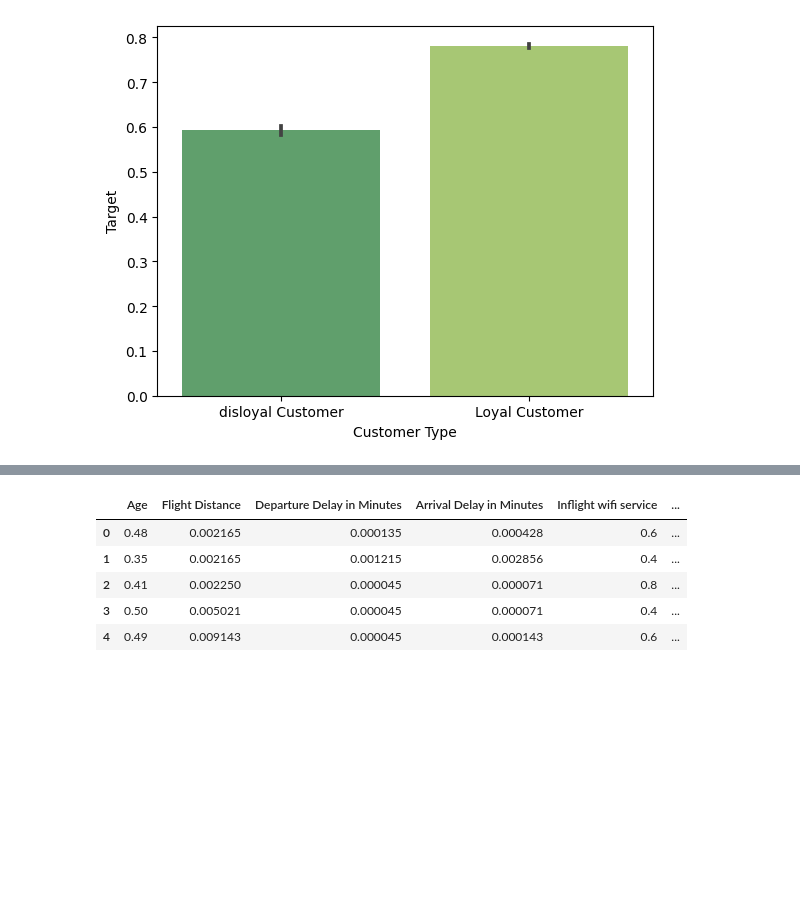
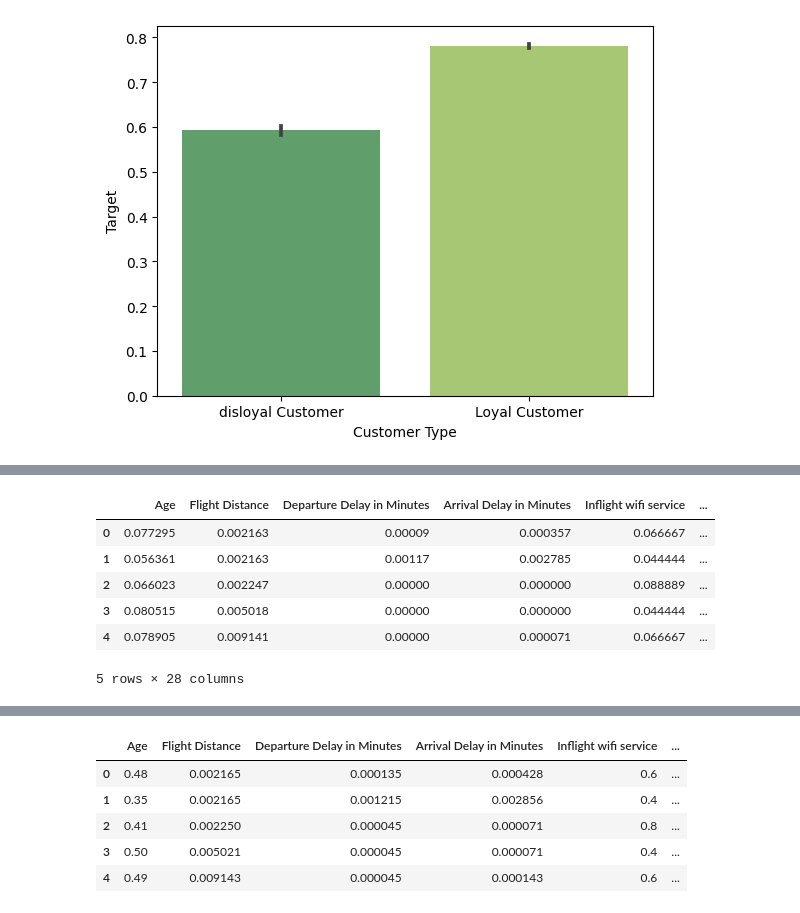
Before and after one commit to Bul-An/MLCours, a Jupyter notebook: ML_BAA.ipynb, the cells around one changed output, grey strips where cells are left out. Drawn from its saved outputs; the diff is of its cells as text; code cells hidden in the pictures; blank space fills up the shorter version.

```diff
--- a/ML_BAA.ipynb
+++ b/ML_BAA.ipynb
@@ -523,0 +626,12 @@ df['Target'] = np.where((df['Customer Type'] == 'Loyal Customer') & (df['Target'
+# %%
+df_fin = df_num_scale.join(df_ctgr_fin,how='inner')
+# %%
+df_fin.head()
+# %% [output]
+|  | Age | Flight Distance | Departure Delay in Minutes | Arrival Delay in Minutes | Inflight wifi service | ... |
+| 0 | 0.077295 | 0.002163 | 0.00009 | 0.000357 | 0.066667 | ... |
+| 1 | 0.056361 | 0.002163 | 0.00117 | 0.002785 | 0.044444 | ... |
+| 2 | 0.066023 | 0.002247 | 0.00000 | 0.000000 | 0.088889 | ... |
+| 3 | 0.080515 | 0.005018 | 0.00000 | 0.000000 | 0.044444 | ... |
+| 4 | 0.078905 | 0.009141 | 0.00000 | 0.000071 | 0.066667 | ... |
+5 rows × 28 columns
```
Also changed, not shown: parts of 36 cells of this notebook.
